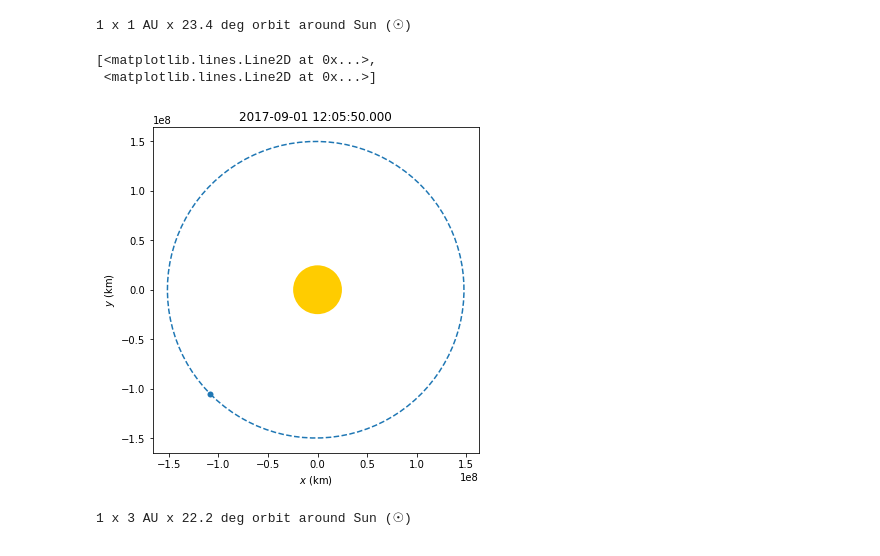
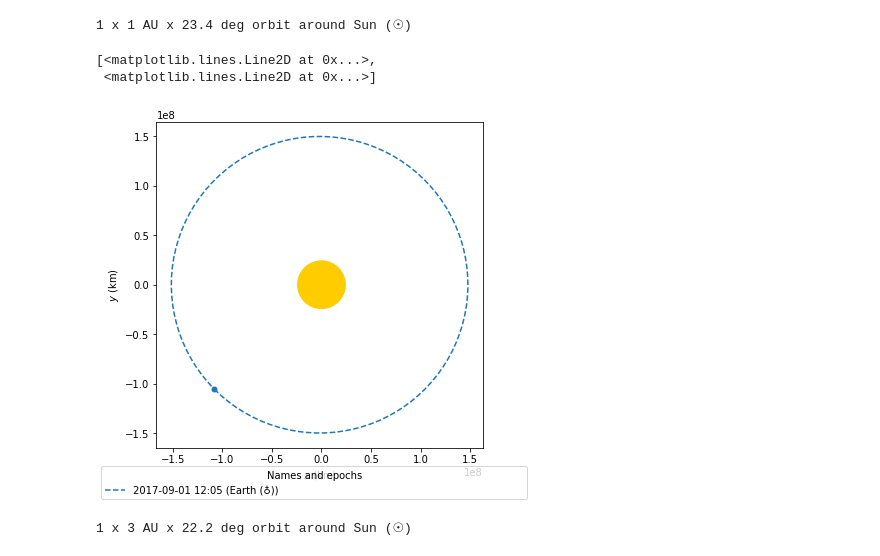
Before and after one commit to poliastro/poliastro, a Jupyter notebook: docs/source/examples/Catch that asteroid!.ipynb, the cells around one changed output. Drawn from its saved outputs; the diff is of its cells as text; code cells hidden in the pictures.

Commit message:
Update for new legends, some more explanations
[ci skip]

```diff
--- a/docs/source/examples/Catch that asteroid!.ipynb
+++ b/docs/source/examples/Catch that asteroid!.ipynb
@@ -27,11 +27,11 @@ earth
 # %% [output]
 1 x 1 AU x 23.4 deg orbit around Sun (☉)
 # %%
-plot(earth)
+plot(earth, label=Earth)
 # %% [output]
 [<matplotlib.lines.Line2D at 0x...>,
  <matplotlib.lines.Line2D at 0x...>]
-[figure, old version]
+[figure, new version]
 # %%
 from poliastro.neos import neows
 # %%
```
Also changed, not shown: parts of 14 cells of this notebook.
